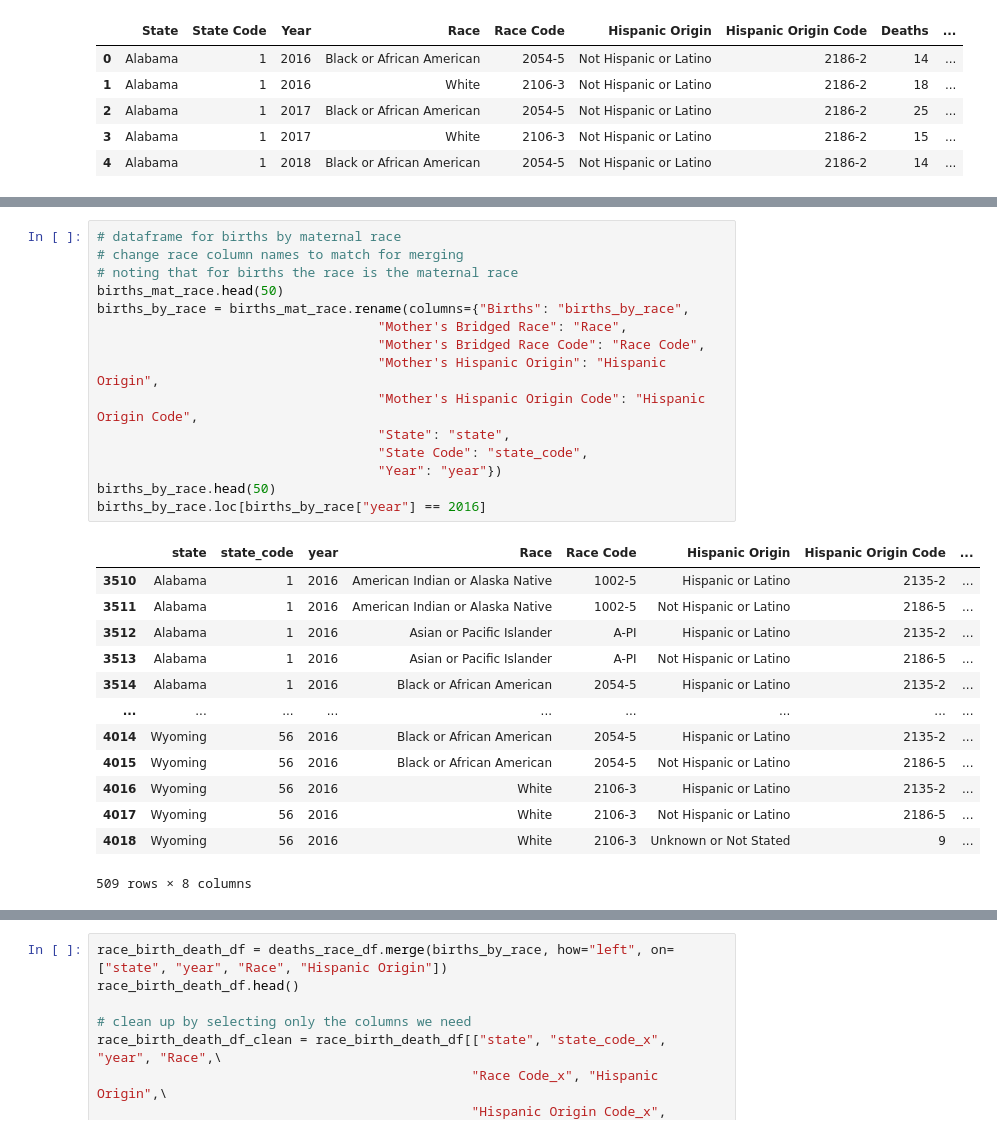
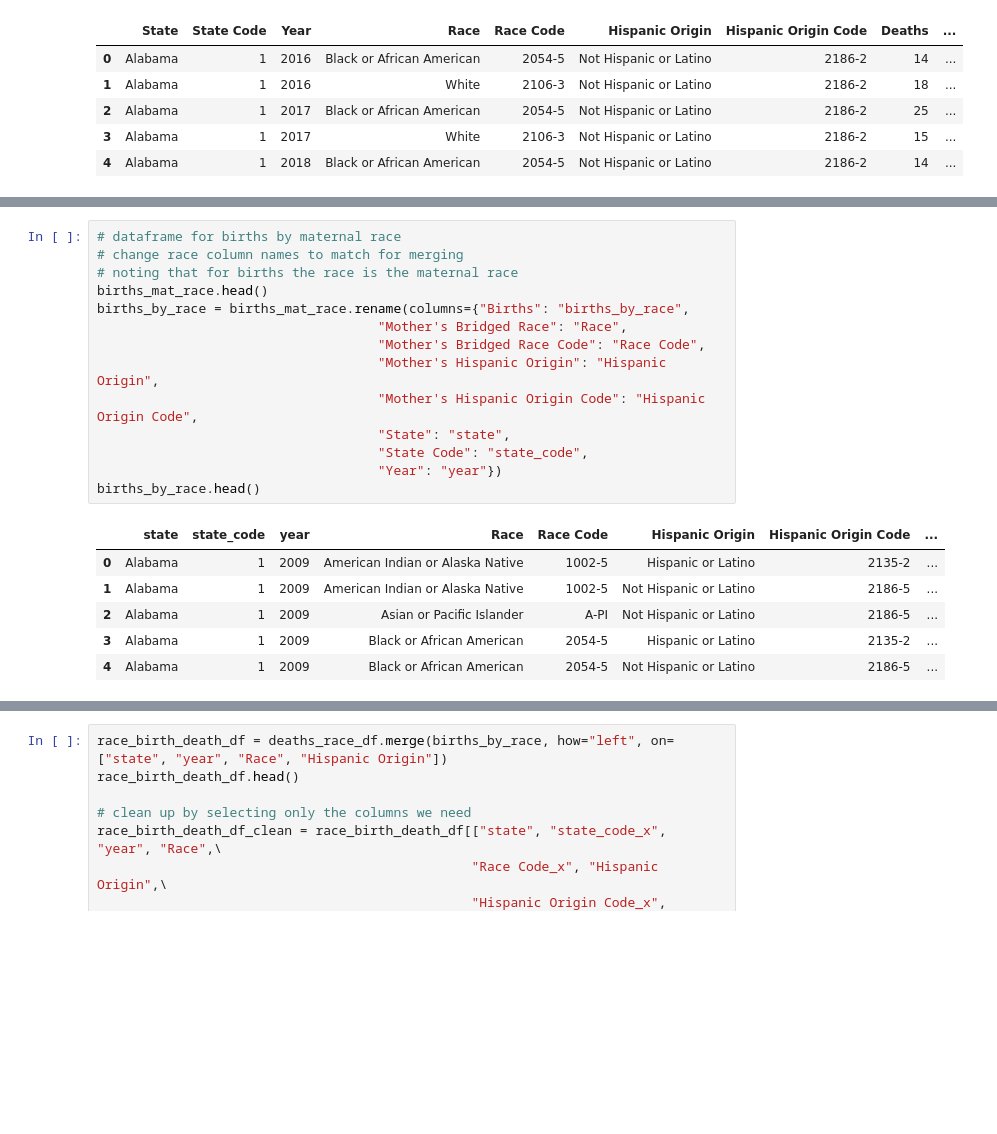
Before and after one commit to LeeProut/US-Maternal-Mortality, a Jupyter notebook: Edit_CDC_MMR_Race_P3.ipynb, the cells around one changed output, grey strips where cells are left out. Cells and saved outputs as stored; diff of their text form; blank space fills up the shorter version.

```diff
--- a/Edit_CDC_MMR_Race_P3.ipynb
+++ b/Edit_CDC_MMR_Race_P3.ipynb
@@ -55,29 +49,21 @@ deaths_race_df.head(50)
 # %%
 # dataframe for births by maternal race
 # change race column names to match for merging
 # noting that for births the race is the maternal race
-births_mat_race.head(50)
+births_mat_race.head()
 births_by_race = births_mat_race.rename(columns={"Births": "births_by_race",
                                     "Mother's Bridged Race": "Race",
                                     "Mother's Bridged Race Code": "Race Code",
                                     "Mother's Hispanic Origin": "Hispanic Origin",
                                     "Mother's Hispanic Origin Code": "Hispanic Origin Code",
                                     "State": "state",
                                     "State Code": "state_code",
                                     "Year": "year"})
-births_by_race.head(50)
-births_by_race.loc[births_by_race["year"] == 2016]
+births_by_race.head()
 # %% [output]
 |  | state | state_code | year | Race | Race Code | Hispanic Origin | Hispanic Origin Code | ... |
-| 3510 | Alabama | 1 | 2016 | American Indian or Alaska Native | 1002-5 | Hispanic or Latino | 2135-2 | ... |
-| 3511 | Alabama | 1 | 2016 | American Indian or Alaska Native | 1002-5 | Not Hispanic or Latino | 2186-5 | ... |
-| 3512 | Alabama | 1 | 2016 | Asian or Pacific Islander | A-PI | Hispanic or Latino | 2135-2 | ... |
-| 3513 | Alabama | 1 | 2016 | Asian or Pacific Islander | A-PI | Not Hispanic or Latino | 2186-5 | ... |
-| 3514 | Alabama | 1 | 2016 | Black or African American | 2054-5 | Hispanic or Latino | 2135-2 | ... |
-| ... | ... | ... | ... | ... | ... | ... | ... | ... |
-| 4014 | Wyoming | 56 | 2016 | Black or African American | 2054-5 | Hispanic or Latino | 2135-2 | ... |
-| 4015 | Wyoming | 56 | 2016 | Black or African American | 2054-5 | Not Hispanic or Latino | 2186-5 | ... |
-| 4016 | Wyoming | 56 | 2016 | White | 2106-3 | Hispanic or Latino | 2135-2 | ... |
-| 4017 | Wyoming | 56 | 2016 | White | 2106-3 | Not Hispanic or Latino | 2186-5 | ... |
-| 4018 | Wyoming | 56 | 2016 | White | 2106-3 | Unknown or Not Stated | 9 | ... |
+| 0 | Alabama | 1 | 2009 | American Indian or Alaska Native | 1002-5 | Hispanic or Latino | 2135-2 | ... |
+| 1 | Alabama | 1 | 2009 | American Indian or Alaska Native | 1002-5 | Not Hispanic or Latino | 2186-5 | ... |
+| 2 | Alabama | 1 | 2009 | Asian or Pacific Islander | A-PI | Not Hispanic or Latino | 2186-5 | ... |
+| 3 | Alabama | 1 | 2009 | Black or African American | 2054-5 | Hispanic or Latino | 2135-2 | ... |
+| 4 | Alabama | 1 | 2009 | Black or African American | 2054-5 | Not Hispanic or Latino | 2186-5 | ... |
-509 rows × 8 columns
```
Also changed, not shown: parts of 23 cells of this notebook, 1 other file.
